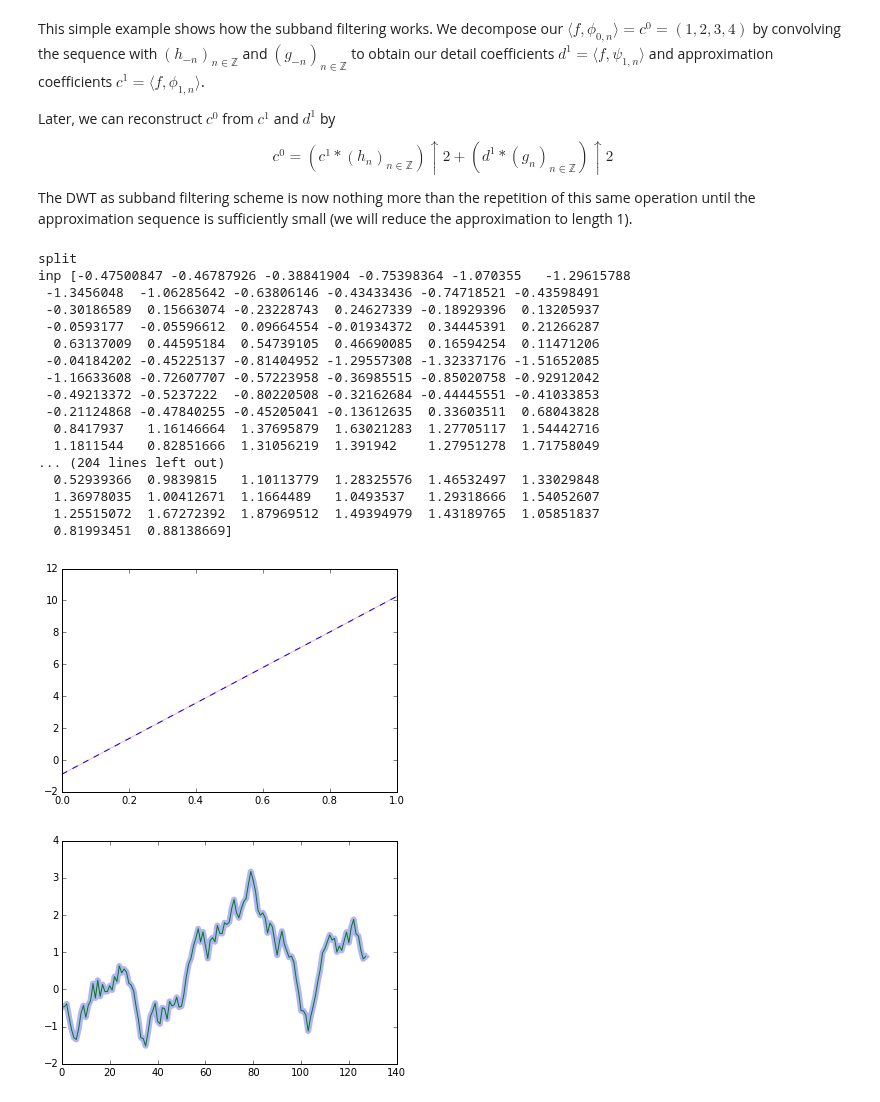
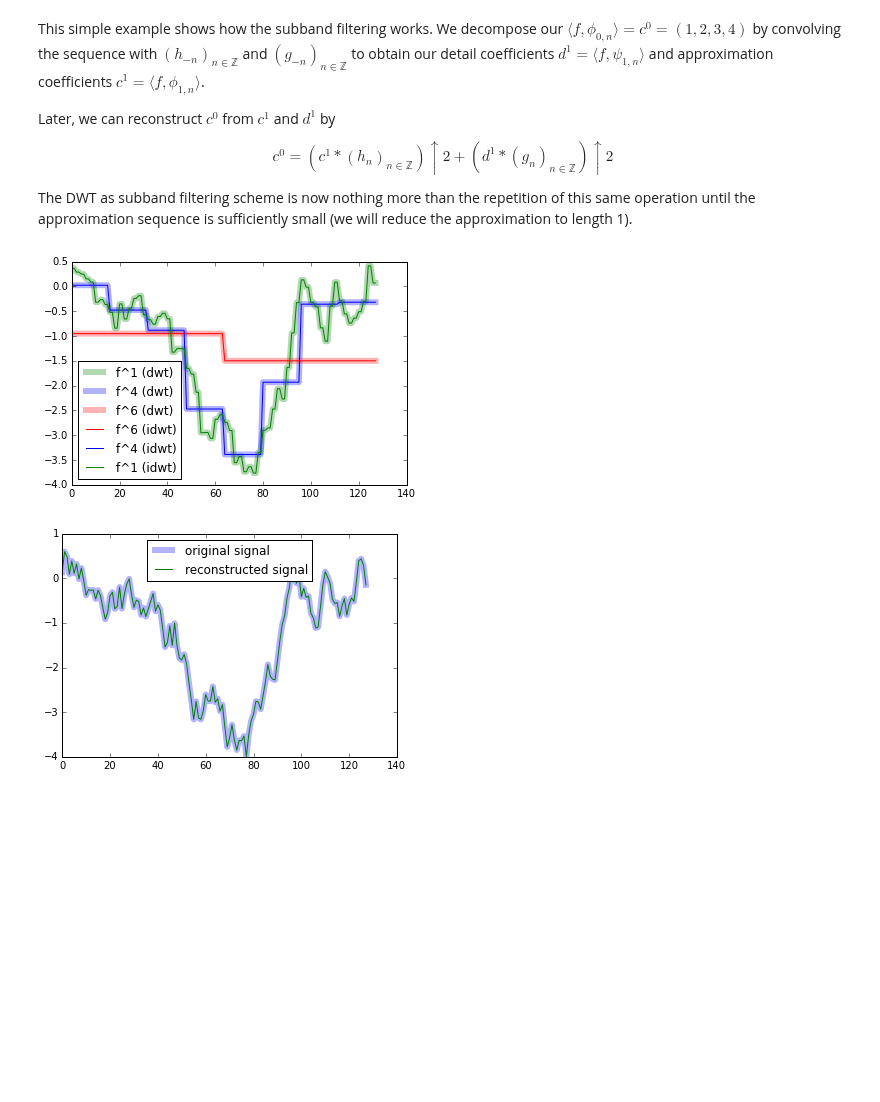
Before and after one commit to CSchoel/learn-wavelets, a Jupyter notebook: wavelet-introduction.ipynb, the cells around one changed output. Drawn from its saved outputs; the diff is of its cells as text; code cells hidden in the pictures; blank space fills up the shorter version.

Commit message:
adds nice plots for dwt-sbf and updates TODOs

```diff
--- a/wavelet-introduction.ipynb
+++ b/wavelet-introduction.ipynb
@@ -921,78 +912,57 @@ $$
 
 The DWT as subband filtering scheme is now nothing more than the repetition of this same operation until the approximation sequence is sufficiently small (we will reduce the approximation to length 1).
 # %%
-def approx_f(approx, detail, phi):
-    """ reconstructs the actual function approximation from approximation and detail coefficients """
-    assert(len(approx) == len(detail))
-    psi_base = psi(phi)
-    phis = upsampleZero(approx, 2)
-    phis = np.convolve(phis, np.repeat(phi,2), "same")[:len(phis)]
-    psis = upsampleZero(detail, 2)
-    psis = np.convolve(psis, psi_base, "same")[:len(psis)]
-    return phis + psis
+def approx_f(coeffs, phi, j=0):
+    """ reconstructs the actual function approximation from approximation coefficients """
+    # TODO this has to be checked for correctness for any other wavelet basis than Haar wavelets
+    return 2**(-j/2.0) * np.correlate(coeffs, phi, "same")
 
 def phi0(signal, phi):
     return np.convolve(signal, phi, "same")
 
-def dwt_subband(signal, phi):
+def dwt_subband(signal, phi, plot_steps=[], colors={}):
     hs, gs = filters_hg(phi)
     phi0n = phi0(signal, phi)
     approx = phi0n
     coeffs = []
     while len(approx) > 1:
         approx, detail = sbf_split(approx, hs, gs)
+        if len(approx) in plot_steps:
+            j = np.log2(len(signal)/len(approx))
+            l = "f^{:.0f} (dwt)".format(j)
+            plt.plot(np.repeat(approx_f(approx, phi, j), 2**j), lw=6, alpha=0.3, color=colors[len(approx)], label=l)
         coeffs.append(detail)
     coeffs.append(approx)
     return coeffs
 
-def inv_dwt_subband(coeffs, phi, plot_intermediate=False):
+def inv_dwt_subband(coeffs, phi, plot_steps=[], colors={}):
     hs, gs = filters_hg(phi)
     psi_base = psi(phi)
     approx = coeffs[-1]
     idx = len(coeffs)-2
     while idx >= 0:
         detail = coeffs[idx]
-        if plot_intermediate:
-            af = approx_f(approx, detail, phi)
-            #plt.plot(np.arange(len(detail)*2)*2**idx, af)
-            #print("approx", af)
         approx = sbf_reconst(approx, detail, hs, gs)
+        if len(approx) in plot_steps:
+            l = "f^{:.0f} (idwt)".format(idx)
+            plt.plot(np.repeat(approx_f(approx, phi, idx), 2**idx), color=colors[len(approx)], label=l)
         idx -= 1
-    func = np.correlate(approx, phi, "same")
-    return func
+    return approx_f(approx, phi)
 
 filter_len = 128
 filter_signal = np.cumsum(np.random.random(filter_len)-0.5)
-#plt.plot(filter_signal)
-#plt.plot(phi0(filter_signal, phi_haar(1)), color="red")
-#plt.show()
 
-dsb = dwt_subband(filter_signal, phi_haar(1))
-for x in dsb:
-    pass#print(len(x),x)
+steps = [2, 8, 64]
+colors = {2 : "red", 8: "blue", 64: "green"}
+dsb = dwt_subband(filter_signal, phi_haar(1), plot_steps=steps, colors=colors)
+dsbi = inv_dwt_subband(dsb, phi_haar(1), plot_steps=steps, colors=colors)
+plt.legend(loc="best")
+plt.show()
 
-dsbi = inv_dwt_subband(dsb, phi_haar(1), plot_intermediate=True)
+plt.plot(filter_signal, lw=6, alpha=0.3, label="original signal")
+plt.plot(dsbi, label="reconstructed signal")
+plt.legend(loc="best")
 plt.show()
-plt.plot(filter_signal, lw=6, alpha=0.3)
-plt.plot(dsbi)
-plt.show()
 # %% [output]
-split
-inp [-0.47500847 -0.46787926 -0.38841904 -0.75398364 -1.070355   -1.29615788
- -1.3456048  -1.06285642 -0.63806146 -0.43433436 -0.74718521 -0.43598491
- -0.30186589  0.15663074 -0.23228743  0.24627339 -0.18929396  0.13205937
- -0.0593177  -0.05596612  0.09664554 -0.01934372  0.34445391  0.21266287
-  0.63137009  0.44595184  0.54739105  0.46690085  0.16594254  0.11471206
- -0.04184202 -0.45225137 -0.81404952 -1.29557308 -1.32337176 -1.51652085
- -1.16633608 -0.72607707 -0.57223958 -0.36985515 -0.85020758 -0.92912042
- -0.49213372 -0.5237222  -0.80220508 -0.32162684 -0.44445551 -0.41033853
- -0.21124868 -0.47840255 -0.45205041 -0.13612635  0.33603511  0.68043828
-  0.8417937   1.16146664  1.37695879  1.63021283  1.27705117  1.54442716
-  1.1811544   0.82851666  1.31056219  1.391942    1.27951278  1.71758049
-... (204 lines left out)
-  0.52939366  0.9839815   1.10113779  1.28325576  1.46532497  1.33029848
-  1.36978035  1.00412671  1.1664489   1.0493537   1.29318666  1.54052607
-  1.25515072  1.67272392  1.87969512  1.49394979  1.43189765  1.05851837
-  0.81993451  0.88138669]
-[figure, old version]
+[figure, new version]
-[figure, old version]
+[figure, new version]
```
Also changed, not shown: parts of 3 cells of this notebook.
